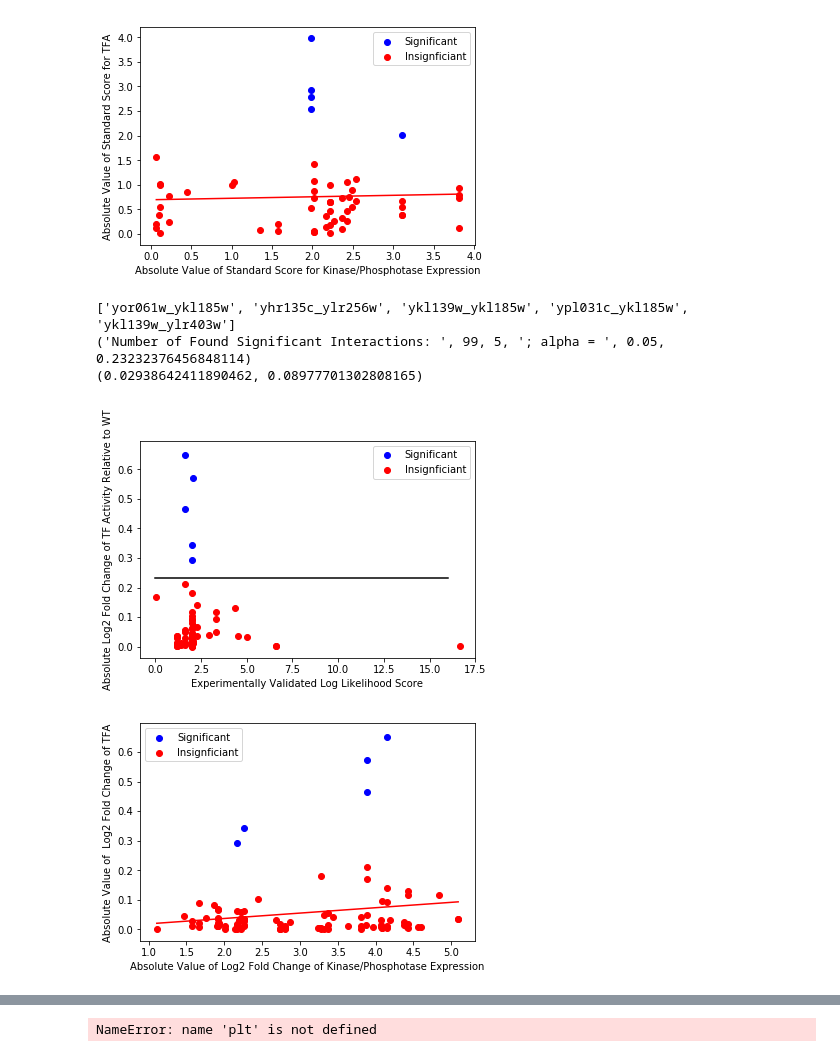
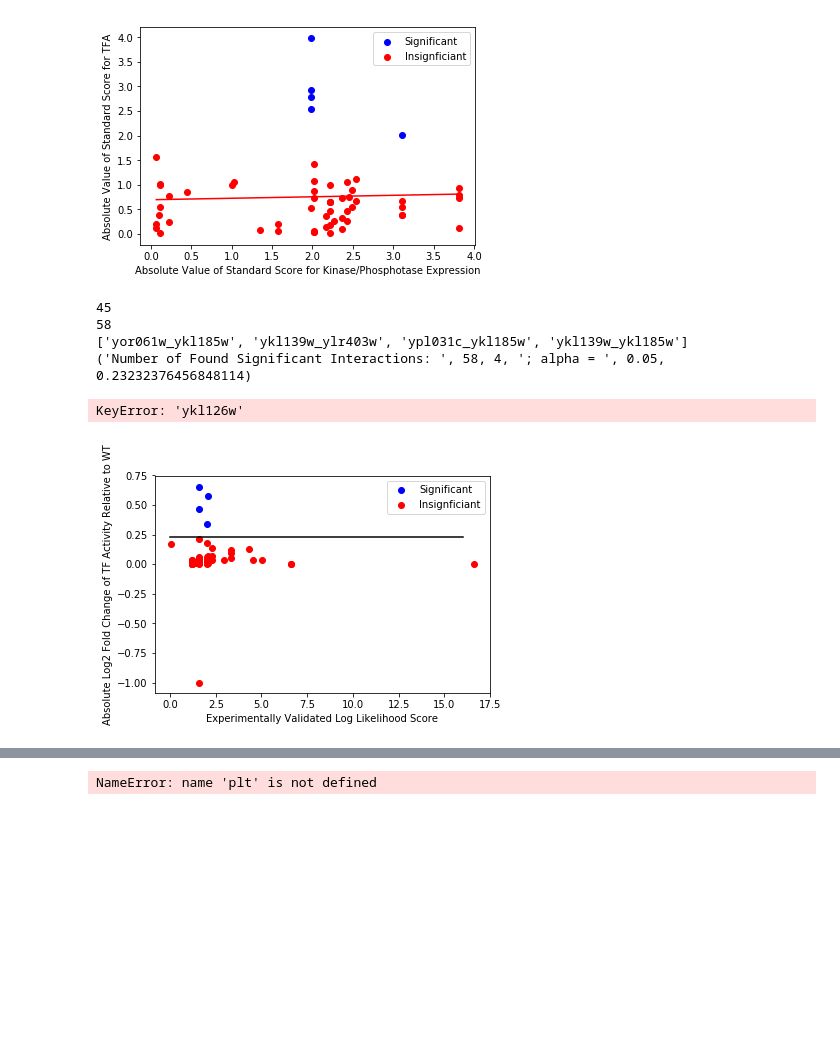
Before and after one commit to e-stan/BrentRotation, a Jupyter notebook: TFAInferenceCode/TFA_Activity_Analysis_sign_contraints.ipynb, the cells around one changed output, grey strips where cells are left out. Saved outputs shown, nothing was run; the diff lists cells and outputs as text; code cells hidden in the pictures; blank space fills up the shorter version.

```diff
--- a/TFAInferenceCode/TFA_Activity_Analysis_sign_contraints.ipynb
+++ b/TFAInferenceCode/TFA_Activity_Analysis_sign_contraints.ipynb
@@ -104,7 +104,7 @@ for key,value in geneExpression.items():
         geneExpression2[key] = value
     else:
         print("err",key)
-geneExpression = geneExpression2
+geneExpression = dict(geneExpression2)
 for kinase in geneExpression:
     for type in geneExpression[kinase]:
         geneExpression2 = {}
@@ -220,6 +220,9 @@ ykl126w
 [figure]
 # %%
 normalizedMatrix  = TFAHelp.absoluteLog2FoldChange(matrix)
+print(len(normalizedMatrix))
+outfile = open("kinaseTFInteractionLog2FoldChangeTFA.csv","w")
+
 
 #match interactions
 interactionsFound = {x[0]:-1 for x in expectedResults}
@@ -227,6 +230,11 @@ for tf in range(len(normalizedMatrix)-1):
     for kinase in range(len(normalizedMatrix[tf])):
         if kinases[kinase]+"_"+TFs[tf] in interactions:
             interactionsFound[kinases[kinase]+"_"+TFs[tf]] = normalizedMatrix[tf][kinase]
+            outfile.write(kinases[kinase]+","+TFs[tf]+","+TFAHelp.systematic2Common[kinases[kinase]]+
+                          ","+TFAHelp.systematic2Common[TFs[tf]]+","+str(normalizedMatrix[tf][kinase])+
+                          "\n")
+print(len(interactionsFound))
+outfile.close()
 
 allInteractions = TFAHelp.flatten(TFAHelp.absoluteLog2FoldChange(TFAHelp.TFAWholeMatrix[:-1]))
 pvalsInteractionsFound = TFAHelp.getPValuesForInteractions(interactionsFound,allInteractions)
@@ -256,37 +264,38 @@ plt.plot([x for x in range(minLogScore,maxLogScore)],[scoreCutoffHigh for _ in r
 
 plt.xlabel("Experimentally Validated Log Likelihood Score")
 plt.ylabel("Absolute Log2 Fold Change of TF Activity Relative to WT")
 
 
 GEImpact = {inter:-1 for inter in uniqueInteractions}
 xvals = []
 yvals = []
 for inter in uniqueInteractions:
 	kinase = inter.split("_")[0]
 	kianseStdScore = np.abs(geneExpression[kinase]["ratio"][kinase])
 	GEImpact[inter] = kianseStdScore
 	xvals.append(abs(kianseStdScore))
 	yvals.append(abs(interactionsFound[inter]))
 
 plt.figure()
 plt.scatter([abs(GEImpact[inter]) for inter in significantFoundInteractions],[abs(interactionsFound[inter]) for inter in significantFoundInteractions],c = "b",label = "Significant")
 plt.scatter([abs(GEImpact[inter]) for inter in insignificantInteractions],[abs(interactionsFound[inter]) for inter in insignificantInteractions],c="r",label = "Insignficiant")
 plt.legend()
 plt.xlabel("Absolute Value of Log2 Fold Change of Kinase/Phosphotase Expression")
 plt.ylabel("Absolute Value of  Log2 Fold Change of TFA")
 
 positions = range(len(xvals))
 positions.sort(key=lambda x: xvals[x])
 xvals = [xvals[x] for x in positions]
 yvals = [yvals[x] for x in positions]
 slope,intercept,r,pvalue,_ = stats.linregress(xvals, yvals)
 plt.plot(xvals,[x*slope+intercept for x in xvals],"r-")
 print(r**2,pvalue)
 # %% [output]
-['yor061w_ykl185w', 'yhr135c_ylr256w', 'ykl139w_ykl185w', 'ypl031c_ykl185w', 'ykl139w_ylr403w']
-('Number of Found Significant Interactions: ', 99, 5, '; alpha = ', 0.05, 0.23232376456848114)
-(0.02938642411890462, 0.08977701302808165)
+45
+58
+['yor061w_ykl185w', 'ykl139w_ylr403w', 'ypl031c_ykl185w', 'ykl139w_ykl185w']
+('Number of Found Significant Interactions: ', 58, 4, '; alpha = ', 0.05, 0.23232376456848114)
+KeyError: 'ykl126w'
-[figure, old version]
+[figure, new version]
-[figure, removed]
 # %%
 normalizedMatrix  = TFAHelp.rankingChange(matrix)
```
Also changed, not shown: parts of 1 cell of this notebook, 26 other files.
